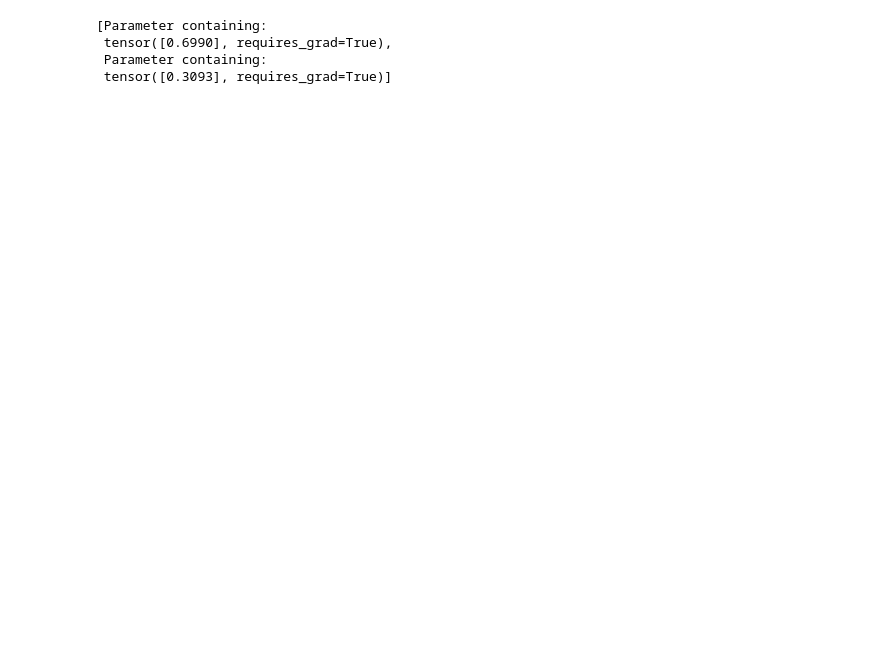
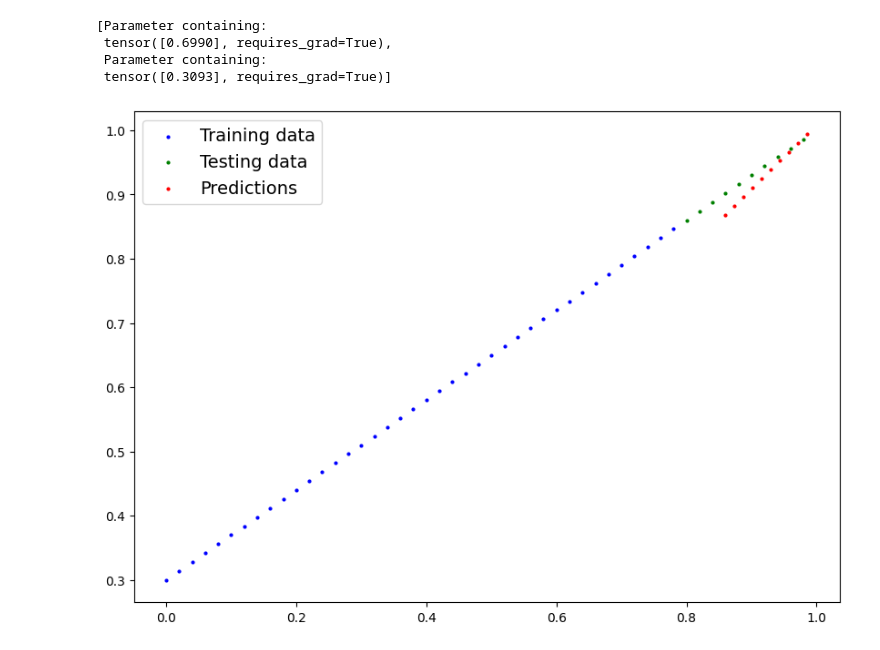
Before and after one commit to rohitrmd/pytorch-fundamentals, a Jupyter notebook: 01_pytorch_workflow_video.ipynb, the cells around one changed output. Saved outputs shown, nothing was run; the diff lists cells and outputs as text; code cells hidden in the pictures; blank space fills up the shorter version.

```diff
--- a/01_pytorch_workflow_video.ipynb
+++ b/01_pytorch_workflow_video.ipynb
@@ -276,8 +276,8 @@ A couple of things we need in a training loop:
 5. Optimizer step - use the optimizer to adjust our model's parameters to reduce loss
 # %%
 # An epoch is one loop through the data... (this is hyperparameter as we have set it ourselves)
-epochs = 2000
-
+epochs = 1000
+torch.manual_seed(42)
 ### Training
 # 0. Loop through the data
 for epoch in range(epochs):
@@ -289,6 +289,7 @@ for epoch in range(epochs):
 
   # 2. Calculate loss
   loss = loss_fn(y_pred, y_train)
+  # print(f"loss:{loss}")
 
   # 3. Optimizer zero grad (they accumulate by default so need to be to zero)
   optimizer.zero_grad()
@@ -299,4 +300,8 @@ for epoch in range(epochs):
   # 5. Step the optimizer (perform gradient descent)
   optimizer.step() # by default how optimizer changes will accumulate through the loop
 
-  # model_0.eval() # turns off gradient tracking
+  ### Testing
+  model_0.eval() # turns off gradient tracking
+
+  # Print out model state_dict()
+  print(model_0.state_dict())
@@ -307,3 +330,10 @@ list(model_0.parameters())
  tensor([0.6990], requires_grad=True),
  Parameter containing:
  tensor([0.3093], requires_grad=True)]
+# %%
+with torch.inference_mode():
+  y_preds_now = model_0(X_test)
+# %%
+plot_predictions(predictions=y_preds_now)
+# %% [output]
+[figure, added]
```
Also changed, not shown: parts of 1 cell of this notebook.
